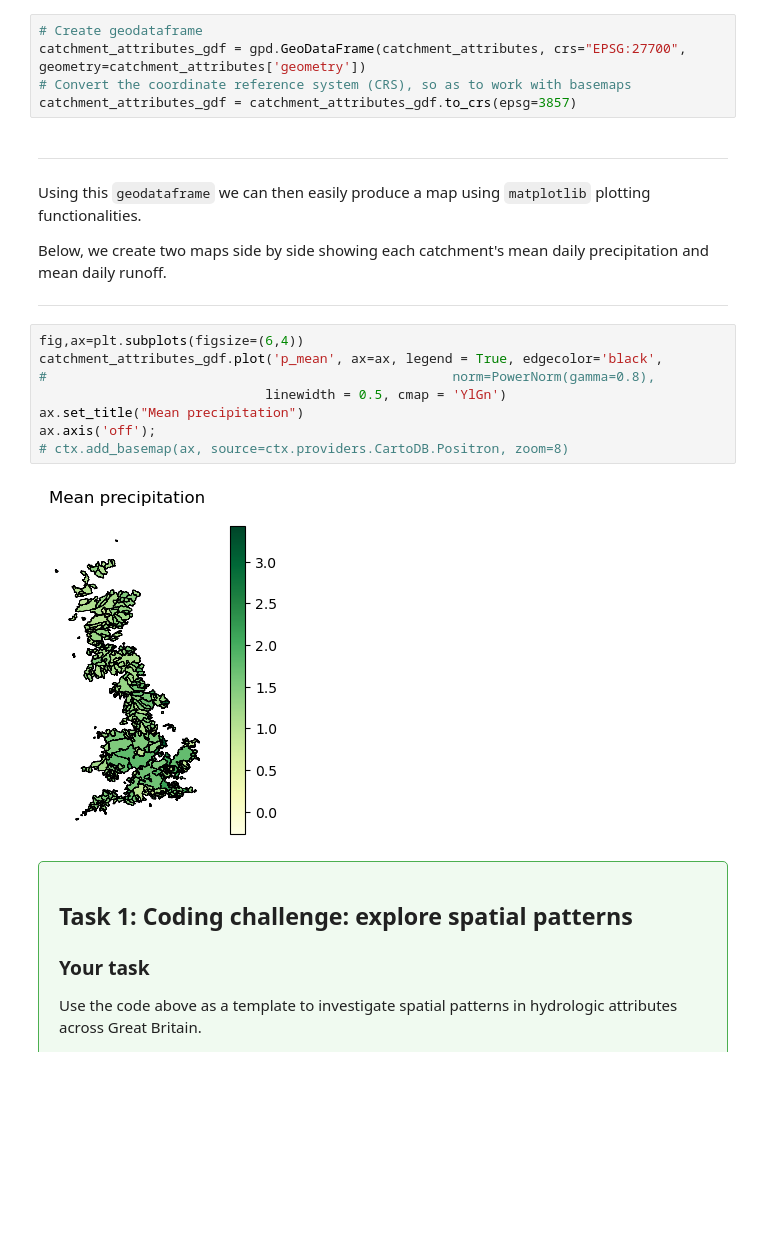
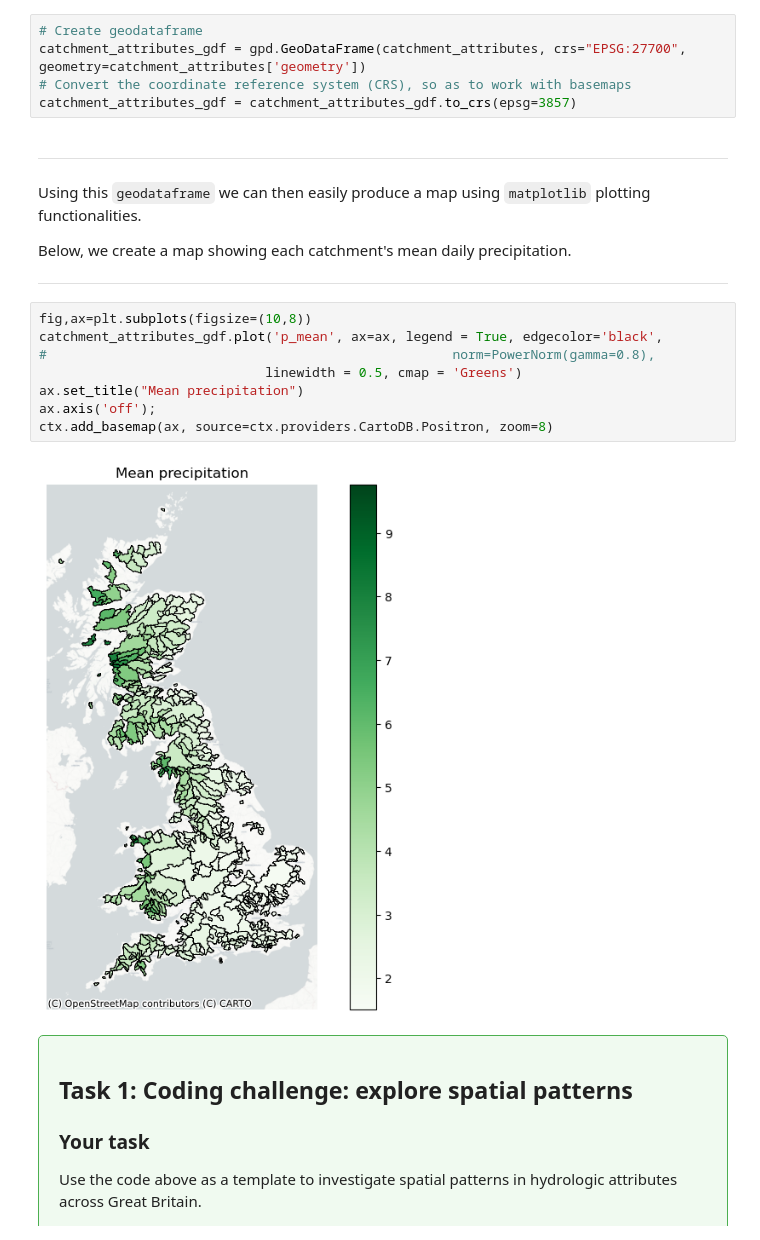
Before and after one commit to masher92/CamelsAnalysis, a Jupyter notebook: Newest.ipynb, the cells around one changed output. Cells and saved outputs as stored; diff of their text form; blank space fills up the shorter version.

```diff
--- a/Newest.ipynb
+++ b/Newest.ipynb
@@ -318,19 +321,19 @@ catchment_attributes_gdf = catchment_attributes_gdf.to_crs(epsg=3857)
 Using this `geodataframe` we can then easily produce a map using `matplotlib` plotting functionalities.
 
 
-Below, we create two maps side by side showing each catchment's mean daily precipitation and mean daily runoff.
+Below, we create a map showing each catchment's mean daily precipitation.
 
 ---
 # %%
-fig,ax=plt.subplots(figsize=(6,4))
+fig,ax=plt.subplots(figsize=(10,8))
 catchment_attributes_gdf.plot('p_mean', ax=ax, legend = True, edgecolor='black',
 #                                                    norm=PowerNorm(gamma=0.8),
-                             linewidth = 0.5, cmap = 'YlGn')
+                             linewidth = 0.5, cmap = 'Greens')
 ax.set_title("Mean precipitation")
 ax.axis('off');
-# ctx.add_basemap(ax, source=ctx.providers.CartoDB.Positron, zoom=8)
+ctx.add_basemap(ax, source=ctx.providers.CartoDB.Positron, zoom=8)
 # %% [output]
-[figure, old version]
+[figure, new version]
 # %% [markdown]
 <div style="background-color: #f0faf0; border: 1px solid #4CAF50; border-radius: 5px; padding: 15px 20px; margin: 10px 0px;">
 
```
Also changed, not shown: parts of 64 cells of this notebook.
